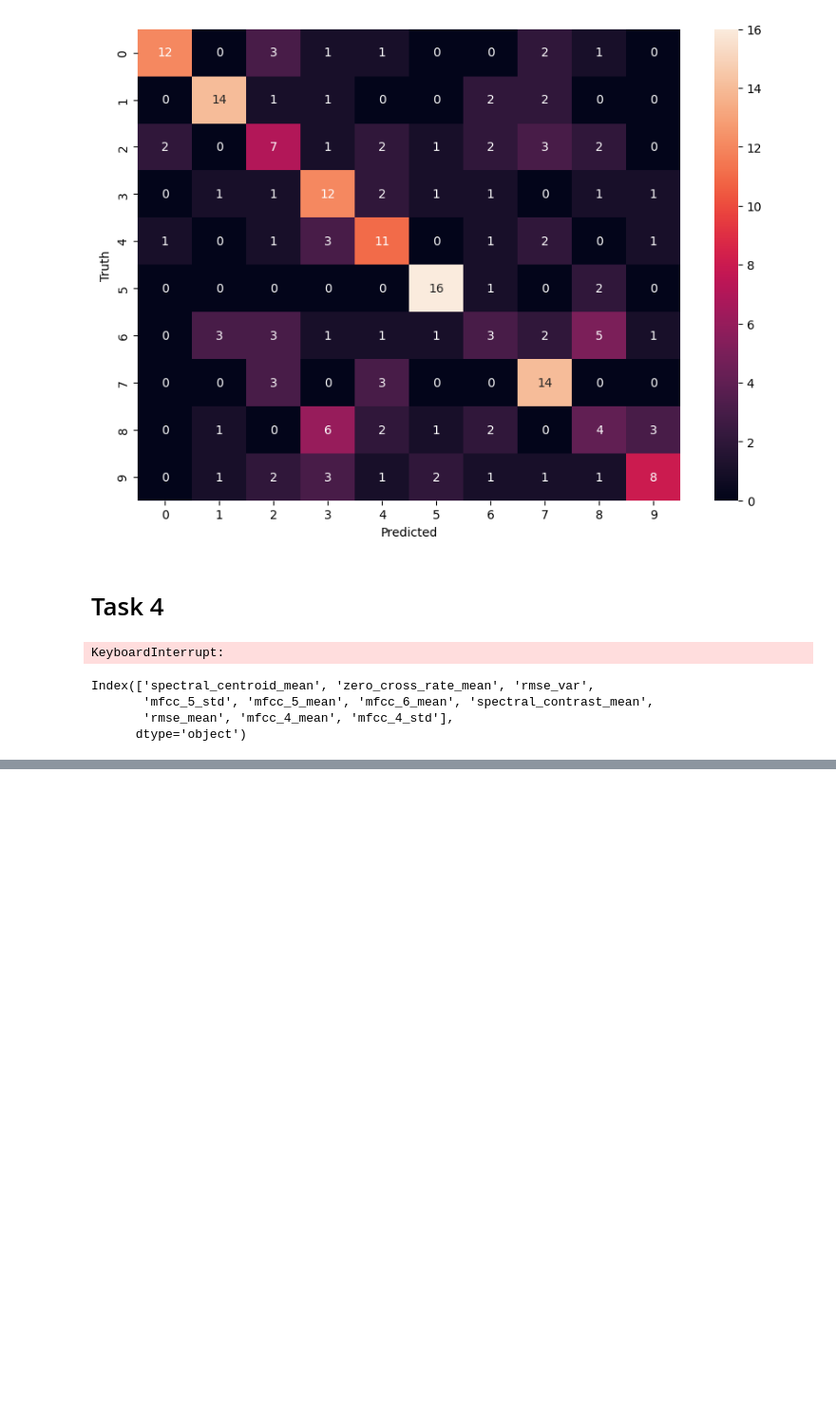
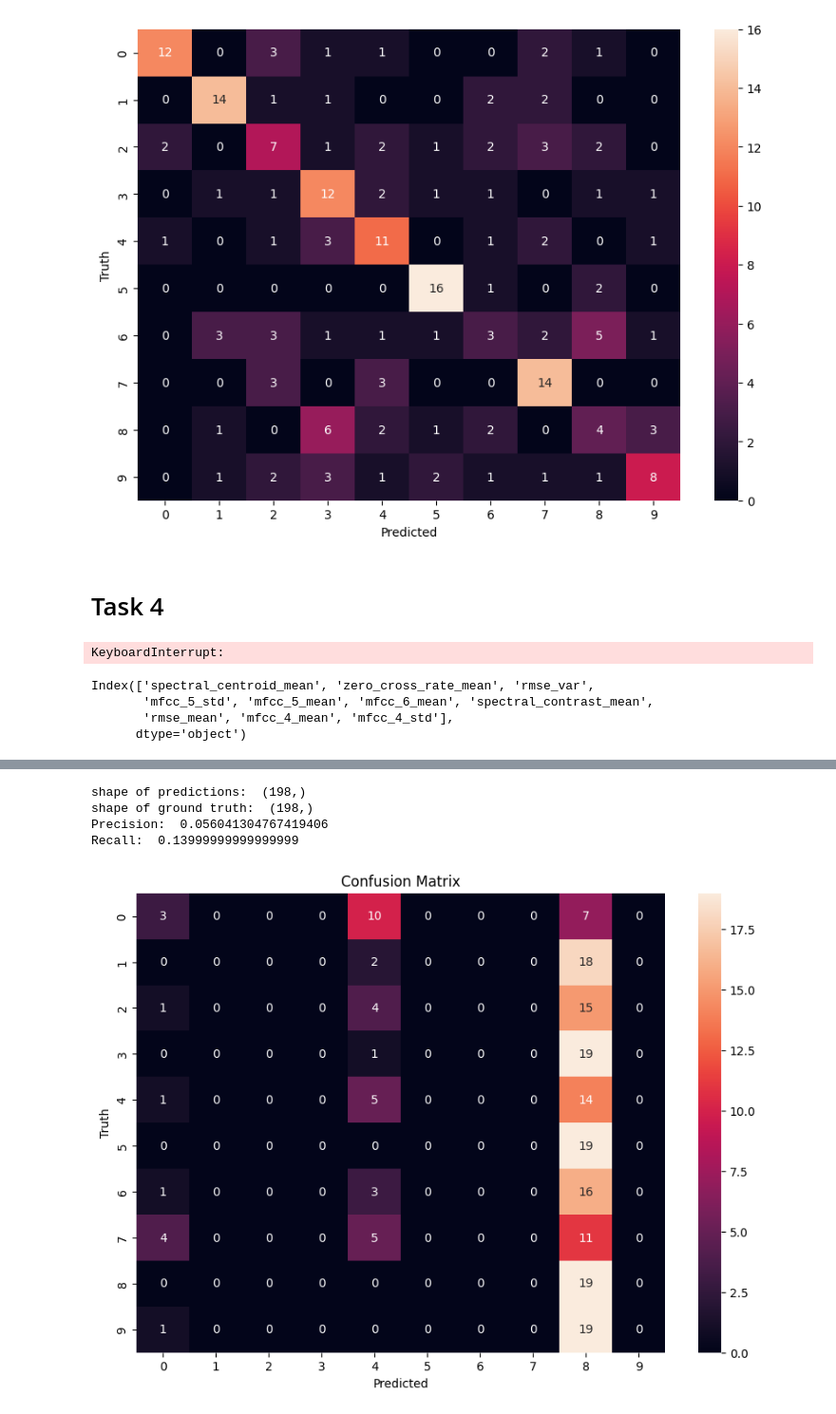
Before and after one commit to Markusjor/TTT4275-Classification_project, a Jupyter notebook: music_classification.ipynb, the cells around one changed output, grey strips where cells are left out. Shown at 95% size. Saved outputs shown, nothing was run; the diff lists cells and outputs as text; code cells hidden in the pictures; blank space fills up the shorter version.

Commit message:
working stuff, not good results

```diff
--- a/music_classification.ipynb
+++ b/music_classification.ipynb
@@ -346,0 +367,35 @@ array([0.53842235, 0.43438696, 0.4118713 , 0.19067676, 0.51152535,
+# %%
+# Test the model on the test data
+feature_values_test = x_test_data_scaled[['spectral_centroid_mean', 'zero_cross_rate_mean', 'rmse_var',
+       'mfcc_5_std', 'mfcc_5_mean', 'mfcc_6_mean', 'spectral_contrast_mean',
+       'rmse_mean', 'mfcc_4_mean', 'mfcc_4_std']]
+ground_truth_test = y_test_data
+
+predictions = []
+for i in range(len(feature_values_test)):
+    nodes1 = forwardpropogation(feature_values_test.iloc[i].values, weights1, bias1, num_perc_layer1, activation_function="reLu")
+    output = forwardpropogation(nodes1, weights2, bias2, num_output, activation_function="softmax")
+    predictions.append(np.argmax(output))
+
+predictions = np.array(predictions)
+print("shape of predictions: ", predictions.shape)
+print("shape of ground truth: ", ground_truth_test.shape)
+
+# Calculate precision and recall
+print("Precision: ", precision_score(ground_truth_test, predictions, average='macro'))
+print("Recall: ", recall_score(ground_truth_test, predictions, average='macro'))
+
+# Compare result as a confusion matrix
+cm = confusion_matrix(ground_truth_test, predictions)
+plt.figure(figsize=(10,7))
+sns.heatmap(cm, annot=True, fmt="d")
+plt.xlabel('Predicted')
+plt.ylabel('Truth')
+plt.title("Confusion Matrix")
+plt.show()
+# %% [output]
+shape of predictions:  (198,)
+shape of ground truth:  (198,)
+Precision:  0.056041304767419406
+Recall:  0.13999999999999999
+[figure, added]
```
Also changed, not shown: parts of 3 cells of this notebook.
